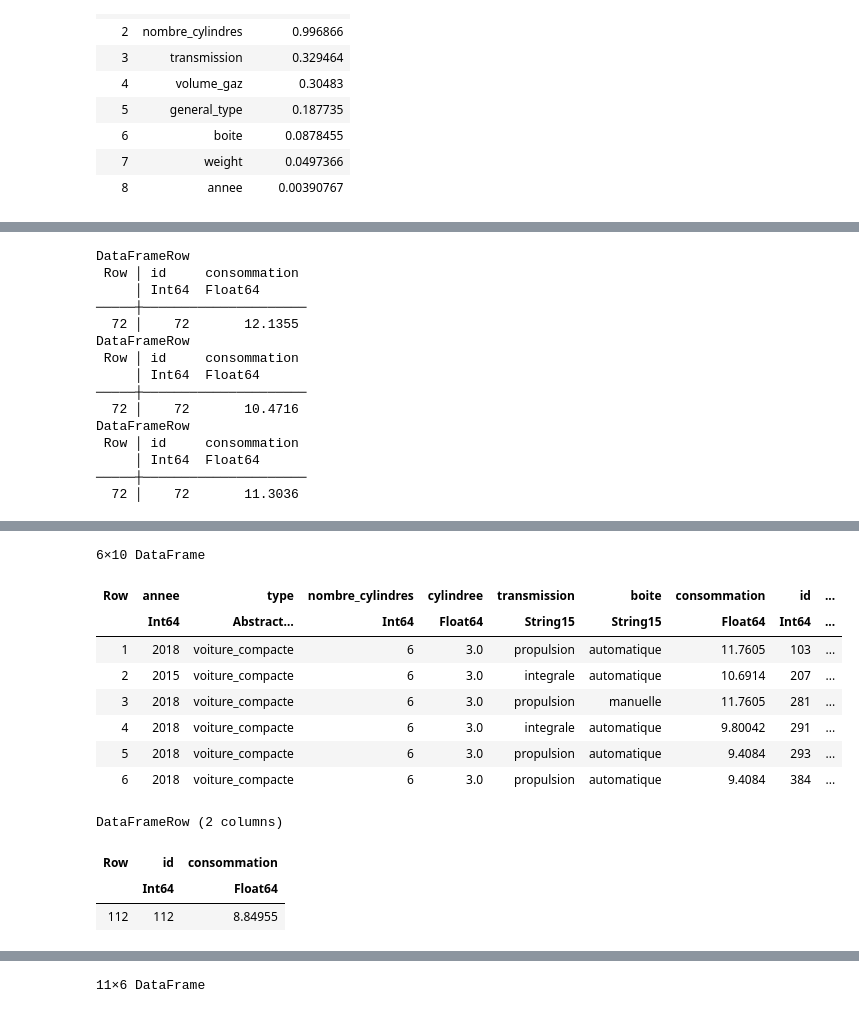
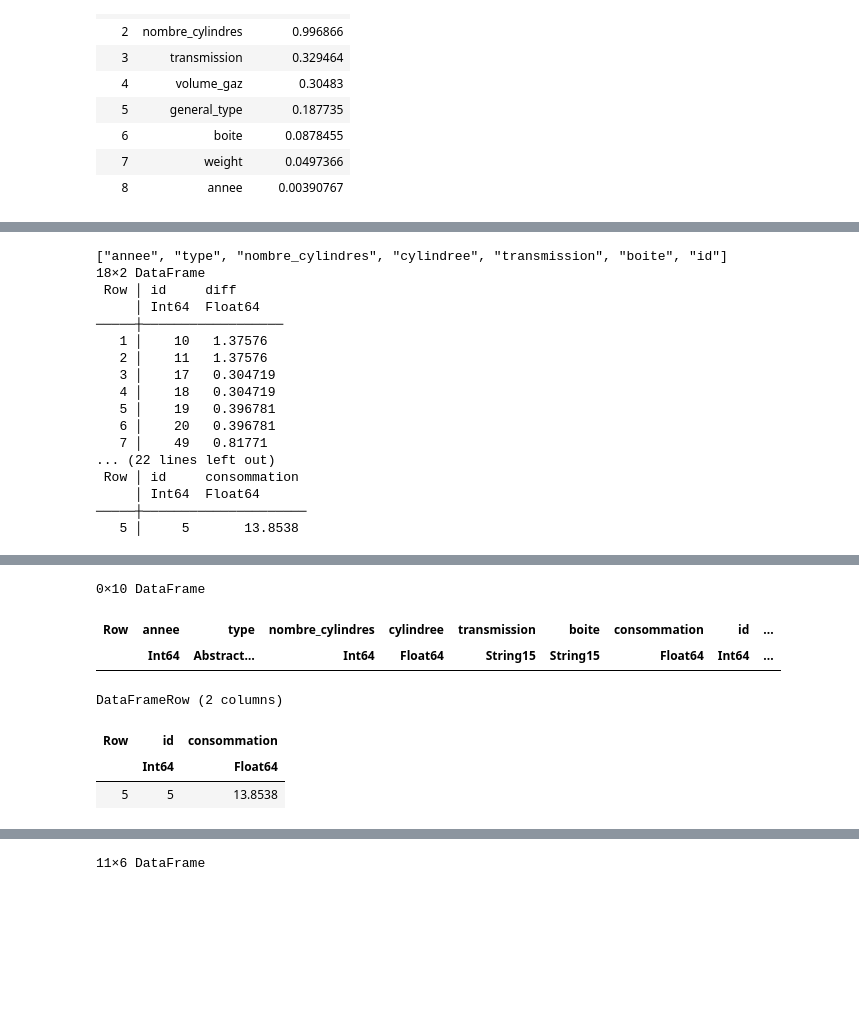
Before and after one commit to Antoine-Lafrance/concours-mth3302, a Jupyter notebook: soumissions_officielles/soumission_13/carl4_de_antoine_de_carl.ipynb, the cells around one changed output, grey strips where cells are left out. Saved outputs shown, nothing was run; the diff lists cells and outputs as text; code cells hidden in the pictures; blank space fills up the shorter version.

```diff
--- a/soumissions_officielles/soumission_13/carl4_de_antoine_de_carl.ipynb
+++ b/soumissions_officielles/soumission_13/carl4_de_antoine_de_carl.ipynb
@@ -543,6 +524,15 @@ COLUMNS_TO_COMPARE_5 = ["cylindree"]
 
 trainData.type = ifelse.(trainData.type .== "break_petit", "break_moyen", trainData.type)
 testData.type = ifelse.(testData.type .== "break_moyen", "break", testData.type)
+testData.type = ifelse.(testData.type .== "camionnette_standard", "cam", testData.type)
+
+trainData = filter(row -> row.type != "monospace", trainData)
+# trainData.type = ifelse.(trainData.type .== "monospace", "mono", trainData.type)
+
+
+# attention à la ligne suivante vraiment pas sur
+# testData.type = ifelse.(testData.type .== "break_petit", "break", testData.type)
+
 
 trainData.type = ifelse.(trainData.type .== "voiture_deux_places" .&& trainData.nombre_cylindres .>= 8 .&& trainData.boite .== "manuelle" .&& trainData.transmission .== "integrale", "voiture_sport", trainData.type)
 testData.type = ifelse.(testData.type .== "voiture_deux_places" .&& testData.nombre_cylindres .>= 8 .&& testData.boite .== "manuelle" .&& testData.transmission .== "integrale", "voiture_sport", testData.type)
@@ -582,8 +572,8 @@ function main(trainData, testData)
     # pairs = vcat(pairs, pairs_4)
     # testData = filter(row -> !(row.id in pairs.id), testData)
 
-    average= (15.6806666666667 + 13.8358823529412)/2
-    pairs_5 = DataFrame(id=5, consommation=average)
+    # average= (15.6806666666667 + 13.8358823529412)/2
+    pairs_5 = DataFrame(id=5, consommation=13.8358823529412)
     pairs = vcat(pairs, pairs_5)
     testData = filter(row -> !(row.id in pairs.id), testData)
     # print(testData)
@@ -683,36 +676,52 @@ tree_regression (generic function with 3 methods)
 # %%
+# print(trainData)
 ptree = tree_regression(trainData, testData, out)
 
-idcheck = 72
-println(ptree[idcheck,:])
-println(out[idcheck,:])
+idcheck = 5
+
+
+
+difference = ptree.consommation - out.consommation
+
+diff_df = DataFrame(id=ptree.id, diff=difference)
+
+filtered_diff_df = filter(row -> abs(row.diff) > 0.3, diff_df)
+
+println(filtered_diff_df)
 
 
 average_data = (out.consommation .+ ptree.consommation) ./ 2
 
 average_data = DataFrame(id=1:150, consommation=average_data)
 
-format_file(average_data, 25)
+
+# format_file(average_data, 105)
 
 # average_data = ptree
+println(ptree[idcheck,:])
+println(out[idcheck,:])
+println(average_data[idcheck,:])
 
-println(average_data[idcheck,:])
+
+# 5, 49, 72, 107
 # %% [output]
-DataFrameRow
+["annee", "type", "nombre_cylindres", "cylindree", "transmission", "boite", "id"]
+18×2 DataFrame
+ Row │ id     diff
+     │ Int64  Float64
+─────┼──────────────────
+   1 │    10   1.37576
+   2 │    11   1.37576
+   3 │    17   0.304719
+   4 │    18   0.304719
+   5 │    19   0.396781
+   6 │    20   0.396781
+   7 │    49   0.81771
+... (22 lines left out)
  Row │ id     consommation
      │ Int64  Float64
 ─────┼─────────────────────
-  72 │    72       12.1355
-DataFrameRow
- Row │ id     consommation
-     │ Int64  Float64
-─────┼─────────────────────
-  72 │    72       10.4716
-DataFrameRow
- Row │ id     consommation
-     │ Int64  Float64
-─────┼─────────────────────
-  72 │    72       11.3036
+   5 │     5       13.8538
 # %%
 # t = trainData[trainData.type .== "VUS_petit" .&& trainData.nombre_cylindres .==4 .&& trainData.cylindree .== 1.5,:]
 # # 124 et 125
@@ -745,25 +754,19 @@ t = trainData[ trainData.nombre_cylindres .>= 6 .&& trainData.boite .=="manuelle
 # # 39, 45
 # println(mean(t.consommation))
 # %%
-t = trainData[trainData.type .== "voiture_compacte" .&& trainData.nombre_cylindres .==6 .&& trainData.cylindree .== 3.0,:]
-# t = trainData[trainData.type .== "voiture_compacte" .|| trainData.type .== "break_moyen" ,:]
+t = trainData[trainData.nombre_cylindres .==8 .&& trainData.cylindree .== 5.8,:]
+# t = trainData[trainData.type .== "mono",:]
 # 39, 45
 # println(mean(t.consommation))
 # %% [output]
-6×10 DataFrame
+0×10 DataFrame
 | Row | annee | type | nombre_cylindres | cylindree | transmission | boite | consommation | id | ... |
 |  | Int64 | Abstract… | Int64 | Float64 | String15 | String15 | Float64 | Int64 | ... |
-| 1 | 2018 | voiture_compacte | 6 | 3.0 | propulsion | automatique | 11.7605 | 103 | ... |
-| 2 | 2015 | voiture_compacte | 6 | 3.0 | integrale | automatique | 10.6914 | 207 | ... |
-| 3 | 2018 | voiture_compacte | 6 | 3.0 | propulsion | manuelle | 11.7605 | 281 | ... |
-| 4 | 2018 | voiture_compacte | 6 | 3.0 | integrale | automatique | 9.80042 | 291 | ... |
-| 5 | 2018 | voiture_compacte | 6 | 3.0 | propulsion | automatique | 9.4084 | 293 | ... |
-| 6 | 2018 | voiture_compacte | 6 | 3.0 | propulsion | automatique | 9.4084 | 384 | ... |
 # %%
-average_data[112,:]
+average_data[5,:]
 # %% [output]
 DataFrameRow (2 columns)
 | Row | id | consommation |
 |  | Int64 | Float64 |
-| 112 | 112 | 8.84955 |
+| 5 | 5 | 13.8538 |
 # %%
```
Also changed, not shown: parts of 8 cells of this notebook, 10 other files.
